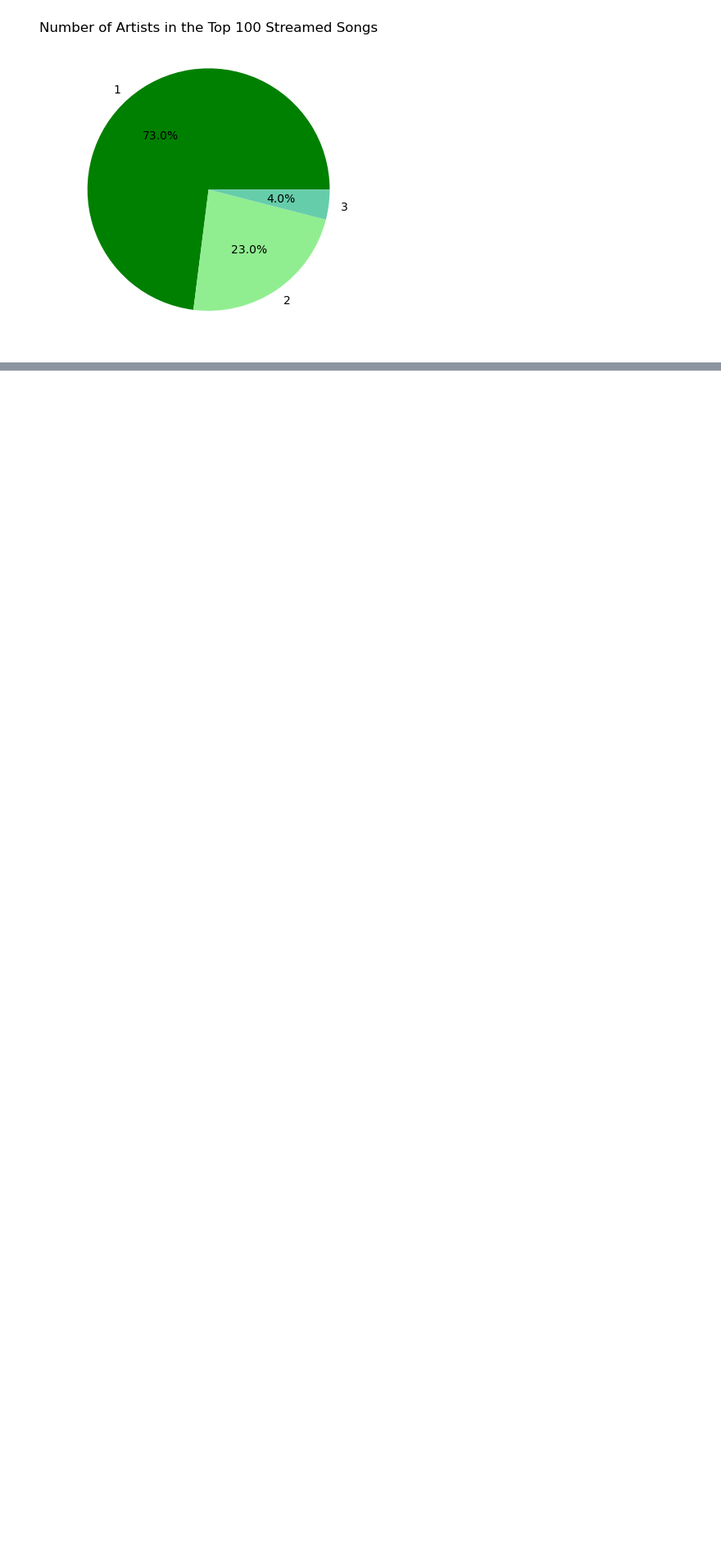
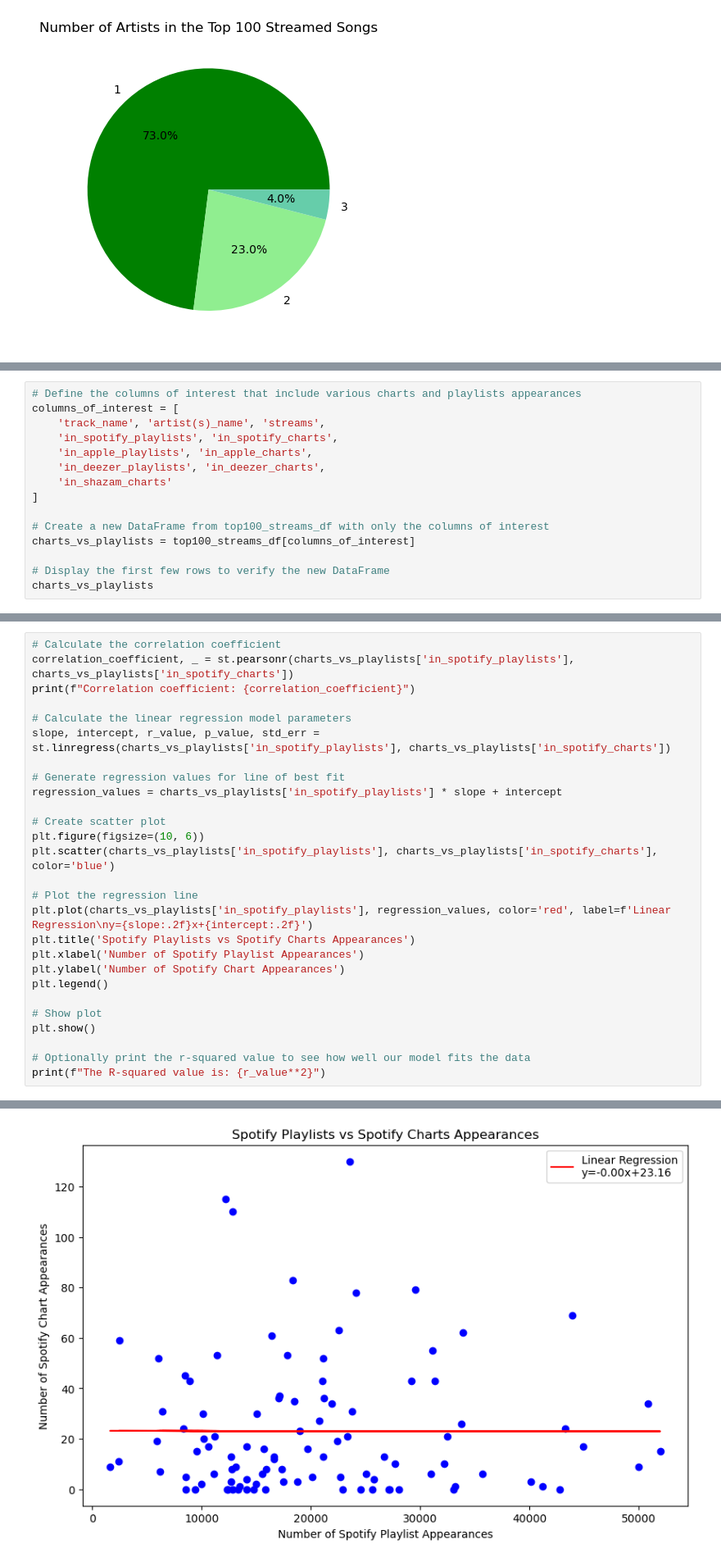
Before and after one commit to luisrodriguezror/project1, a Jupyter notebook: Final_Code.ipynb, the cells around one changed output, grey strips where cells are left out. Shown at 82% size. Saved outputs shown, nothing was run; the diff lists cells and outputs as text; blank space fills up the shorter version.

```diff
--- a/Final_Code.ipynb
+++ b/Final_Code.ipynb
@@ -221,0 +224,15 @@ PearsonRResult(statistic=0.1604824394559296, pvalue=0.11071127912564706)
+# %%
+# Define the columns of interest that include various charts and playlists appearances
+columns_of_interest = [
+    'track_name', 'artist(s)_name', 'streams',
+    'in_spotify_playlists', 'in_spotify_charts',
+    'in_apple_playlists', 'in_apple_charts',
+    'in_deezer_playlists', 'in_deezer_charts',
+    'in_shazam_charts'
+]
+
+# Create a new DataFrame from top100_streams_df with only the columns of interest
+charts_vs_playlists = top100_streams_df[columns_of_interest]
+
+# Display the first few rows to verify the new DataFrame
+charts_vs_playlists
@@ -221,0 +253,28 @@ PearsonRResult(statistic=0.1604824394559296, pvalue=0.11071127912564706)
+# %%
+# Calculate the correlation coefficient
+correlation_coefficient, _ = st.pearsonr(charts_vs_playlists['in_spotify_playlists'], charts_vs_playlists['in_spotify_charts'])
+print(f"Correlation coefficient: {correlation_coefficient}")
+
+# Calculate the linear regression model parameters
+slope, intercept, r_value, p_value, std_err = st.linregress(charts_vs_playlists['in_spotify_playlists'], charts_vs_playlists['in_spotify_charts'])
+
+# Generate regression values for line of best fit
+regression_values = charts_vs_playlists['in_spotify_playlists'] * slope + intercept
+
+# Create scatter plot
+plt.figure(figsize=(10, 6))
+plt.scatter(charts_vs_playlists['in_spotify_playlists'], charts_vs_playlists['in_spotify_charts'], color='blue')
+
+# Plot the regression line
+plt.plot(charts_vs_playlists['in_spotify_playlists'], regression_values, color='red', label=f'Linear Regression\ny={slope:.2f}x+{intercept:.2f}')
+plt.title('Spotify Playlists vs Spotify Charts Appearances')
+plt.xlabel('Number of Spotify Playlist Appearances')
+plt.ylabel('Number of Spotify Chart Appearances')
+plt.legend()
+
+# Show plot
+plt.show()
+
+# Optionally print the r-squared value to see how well our model fits the data
+print(f"The R-squared value is: {r_value**2}")
+# %% [output]
@@ -221,0 +282 @@ PearsonRResult(statistic=0.1604824394559296, pvalue=0.11071127912564706)
+[figure, added]
```
Also changed, not shown: parts of 12 cells of this notebook, 1 other file.
